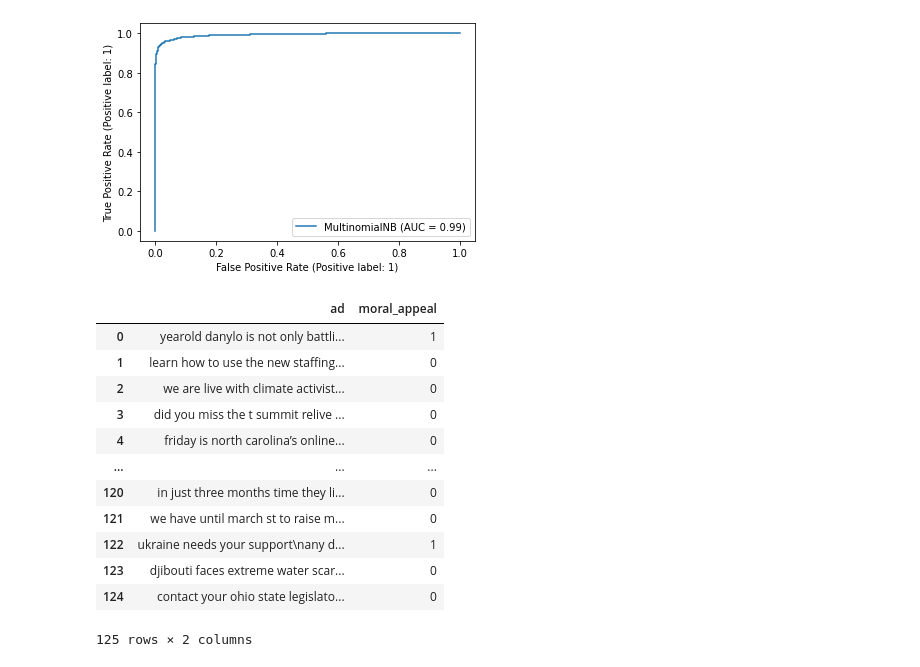
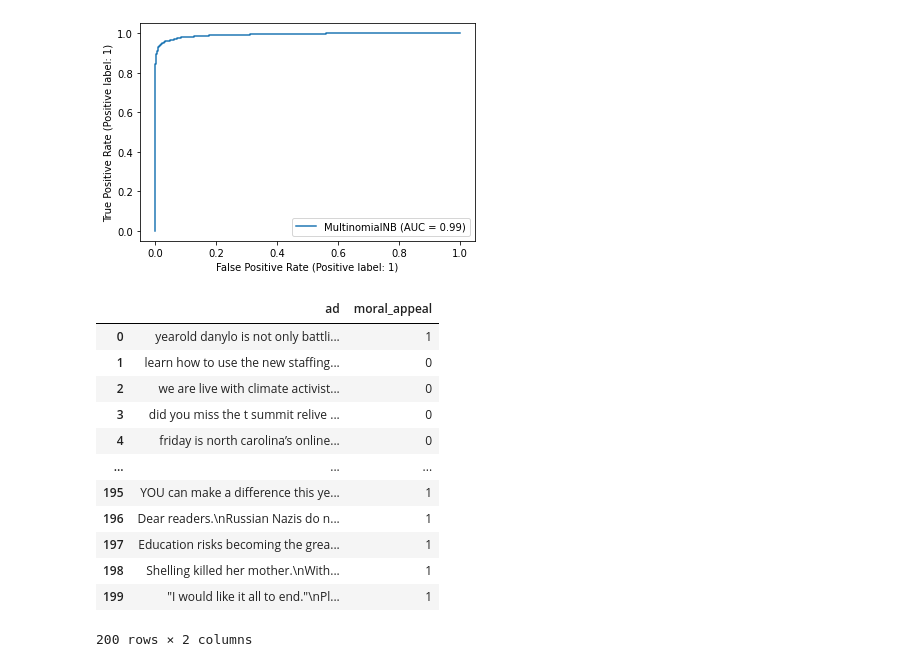
Before and after one commit to Inside0ut/PFE, a Jupyter notebook: Task-2/code/moral appeal/NB_moral_appeal.ipynb, the cells around one changed output. Drawn from its saved outputs; the diff is of its cells as text; code cells hidden in the pictures.

```diff
--- a/Task-2/code/moral appeal/NB_moral_appeal.ipynb
+++ b/Task-2/code/moral appeal/NB_moral_appeal.ipynb
@@ -74,22 +74,22 @@ confusion matrix:
 [figure]
 [figure]
 # %%
-df_val = pd.read_csv('./data/sample_moral_appeal.csv').drop(columns = 'Unnamed: 0')
+df_val = pd.read_csv('./data/sample_moral_appeal.csv').rename(columns = {'moral': 'moral_appeal' })
 df_val
 # %% [output]
 |  | ad | moral_appeal |
 | 0 | yearold danylo is not only battli... | 1 |
 | 1 | learn how to use the new staffing... | 0 |
 | 2 | we are live with climate activist... | 0 |
 | 3 | did you miss the t summit relive ... | 0 |
 | 4 | friday is north carolina’s online... | 0 |
 | ... | ... | ... |
-| 120 | in just three months time they li... | 0 |
-| 121 | we have until march st to raise m... | 0 |
-| 122 | ukraine needs your support\nany d... | 1 |
-| 123 | djibouti faces extreme water scar... | 0 |
-| 124 | contact your ohio state legislato... | 0 |
+| 195 | YOU can make a difference this ye... | 1 |
+| 196 | Dear readers.\nRussian Nazis do n... | 1 |
+| 197 | Education risks becoming the grea... | 1 |
+| 198 | Shelling killed her mother.\nWith... | 1 |
+| 199 | "I would like it all to end."\nPl... | 1 |
-125 rows × 2 columns
+200 rows × 2 columns
 # %%
 X_val = tf_vectorizer.transform(df_val['ad'])
 y_val = df_val['moral_appeal']
```
Also changed, not shown: parts of 1 cell of this notebook, 3 other files.
